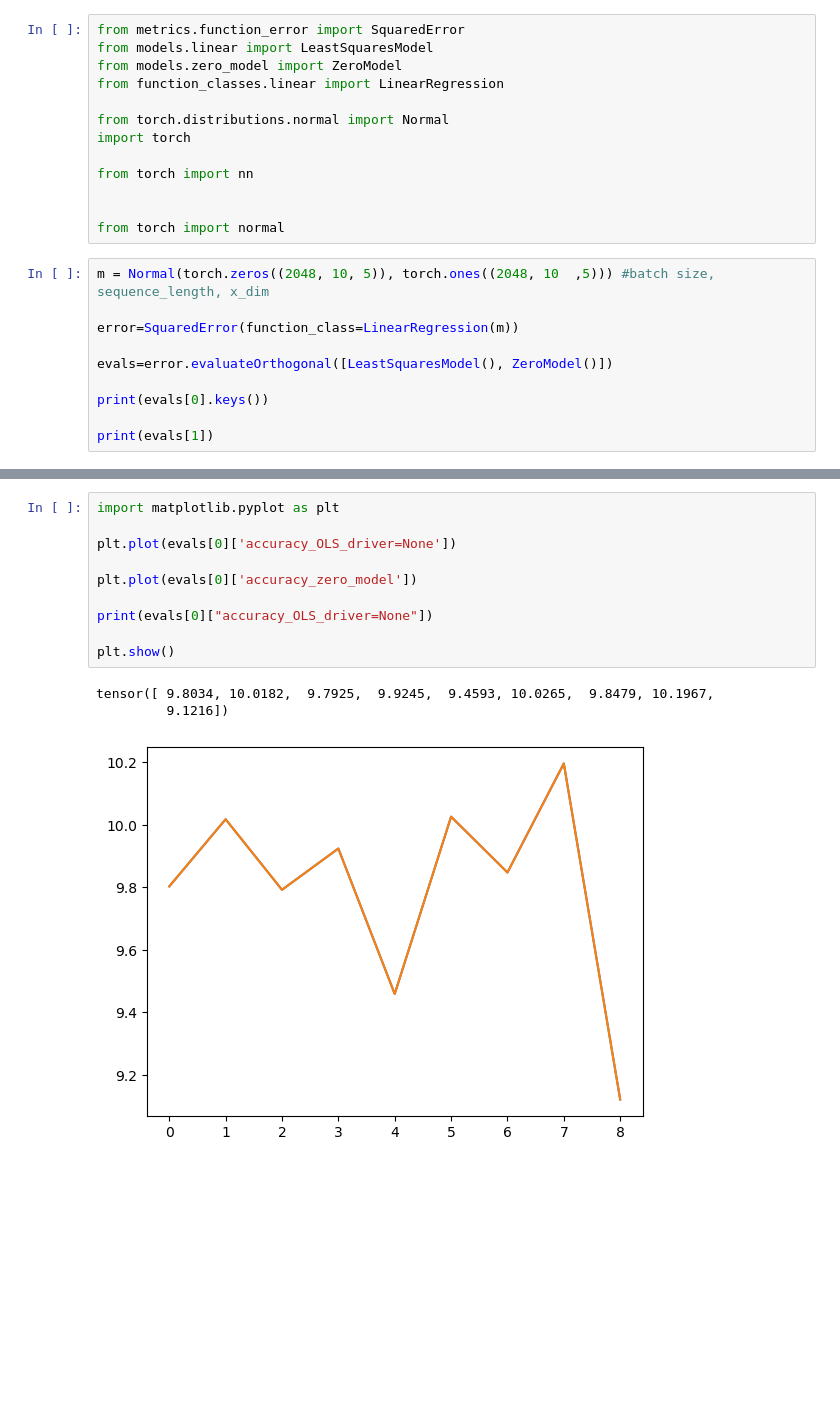
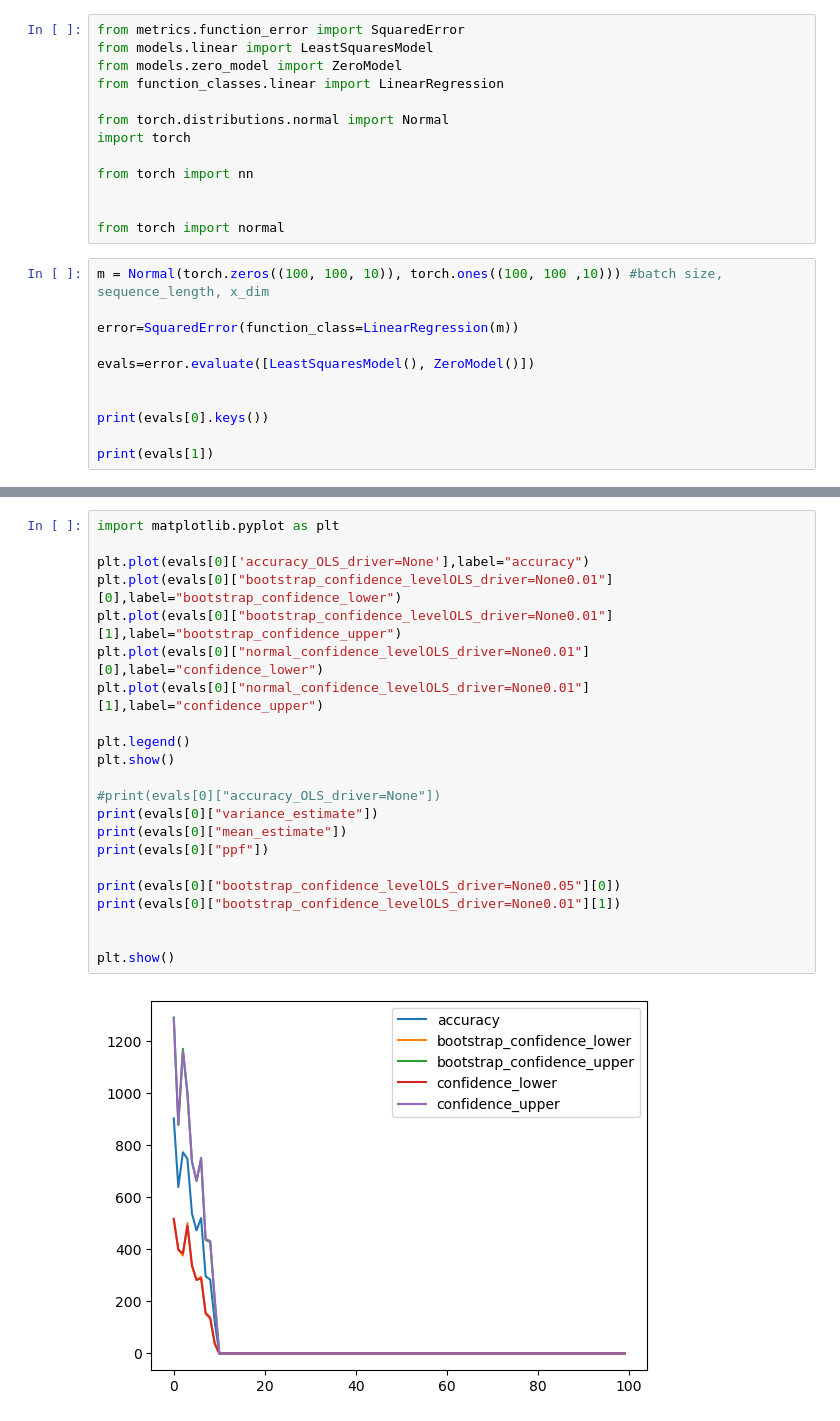
Before and after one commit to in-context-learning-2024/in-context, a Jupyter notebook: src/eval.ipynb, the cells around one changed output, grey strips where cells are left out. Saved outputs shown, nothing was run; the diff lists cells and outputs as text; blank space fills up the shorter version.

```diff
--- a/src/eval.ipynb
+++ b/src/eval.ipynb
@@ -12,11 +12,12 @@ from torch import nn
 
 from torch import normal
 # %%
-m = Normal(torch.zeros((2048, 10, 5)), torch.ones((2048, 10  ,5))) #batch size, sequence_length, x_dim
+m = Normal(torch.zeros((100, 100, 10)), torch.ones((100, 100 ,10))) #batch size, sequence_length, x_dim
 
 error=SquaredError(function_class=LinearRegression(m))
 
-evals=error.evaluateOrthogonal([LeastSquaresModel(), ZeroModel()])
+evals=error.evaluate([LeastSquaresModel(), ZeroModel()])
+
 
 print(evals[0].keys())
 
@@ -42,14 +43,24 @@ tensor([[[1.1300e-01, 7.0513e-01, 1.7444e+00,  ..., 1.0698e+00,
-# %%
-import matplotlib.pyplot as plt
-
-plt.plot(evals[0]['accuracy_OLS_driver=None'])
-
-plt.plot(evals[0]['accuracy_zero_model'])
-
-print(evals[0]["accuracy_OLS_driver=None"])
-
-plt.show()
-# %% [output]
-tensor([ 9.8034, 10.0182,  9.7925,  9.9245,  9.4593, 10.0265,  9.8479, 10.1967,
-         9.1216])
-[figure, removed]
+# %%
+import matplotlib.pyplot as plt
+
+plt.plot(evals[0]['accuracy_OLS_driver=None'],label="accuracy")
+plt.plot(evals[0]["bootstrap_confidence_levelOLS_driver=None0.01"][0],label="bootstrap_confidence_lower")
+plt.plot(evals[0]["bootstrap_confidence_levelOLS_driver=None0.01"][1],label="bootstrap_confidence_upper")
+plt.plot(evals[0]["normal_confidence_levelOLS_driver=None0.01"][0],label="confidence_lower")
+plt.plot(evals[0]["normal_confidence_levelOLS_driver=None0.01"][1],label="confidence_upper")
+
+plt.legend()
+plt.show()
+
+#print(evals[0]["accuracy_OLS_driver=None"])
+print(evals[0]["variance_estimate"])
+print(evals[0]["mean_estimate"])
+print(evals[0]["ppf"])
+
+print(evals[0]["bootstrap_confidence_levelOLS_driver=None0.05"][0])
+print(evals[0]["bootstrap_confidence_levelOLS_driver=None0.01"][1])
+
+
+plt.show()
+# %% [output]
+[figure, added]
```
Also changed, not shown: parts of 2 cells of this notebook, 2 other files.
